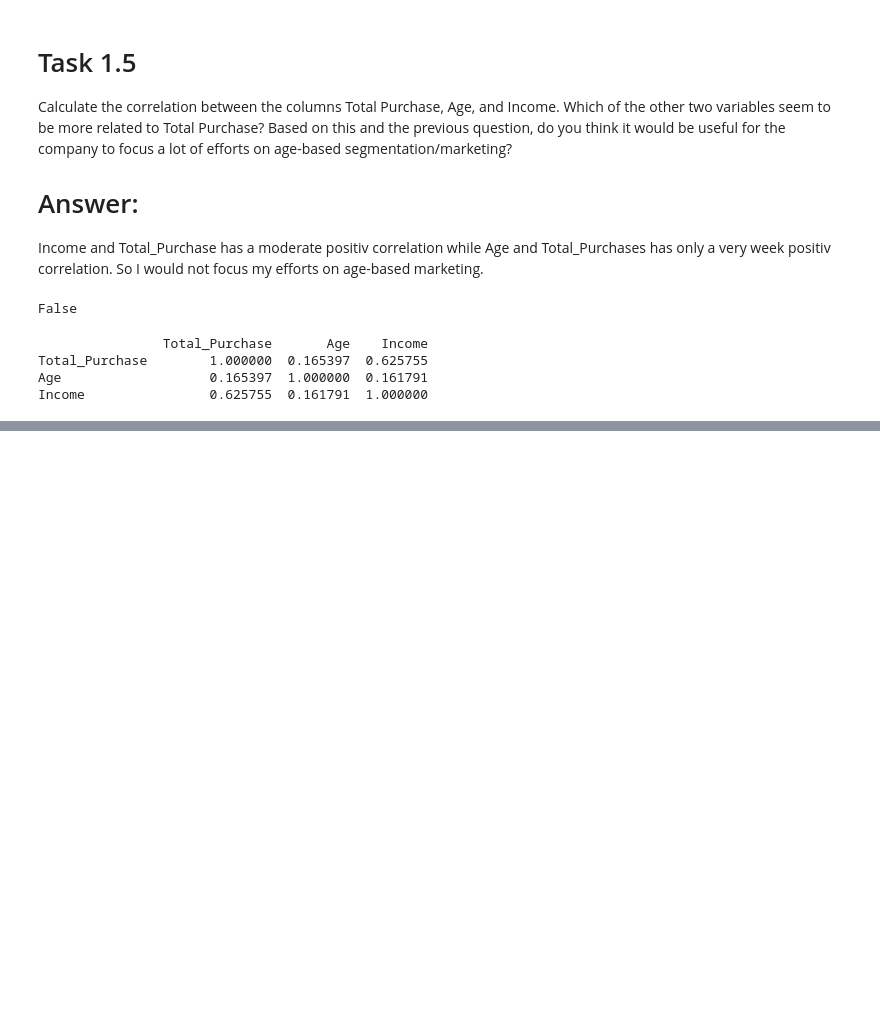
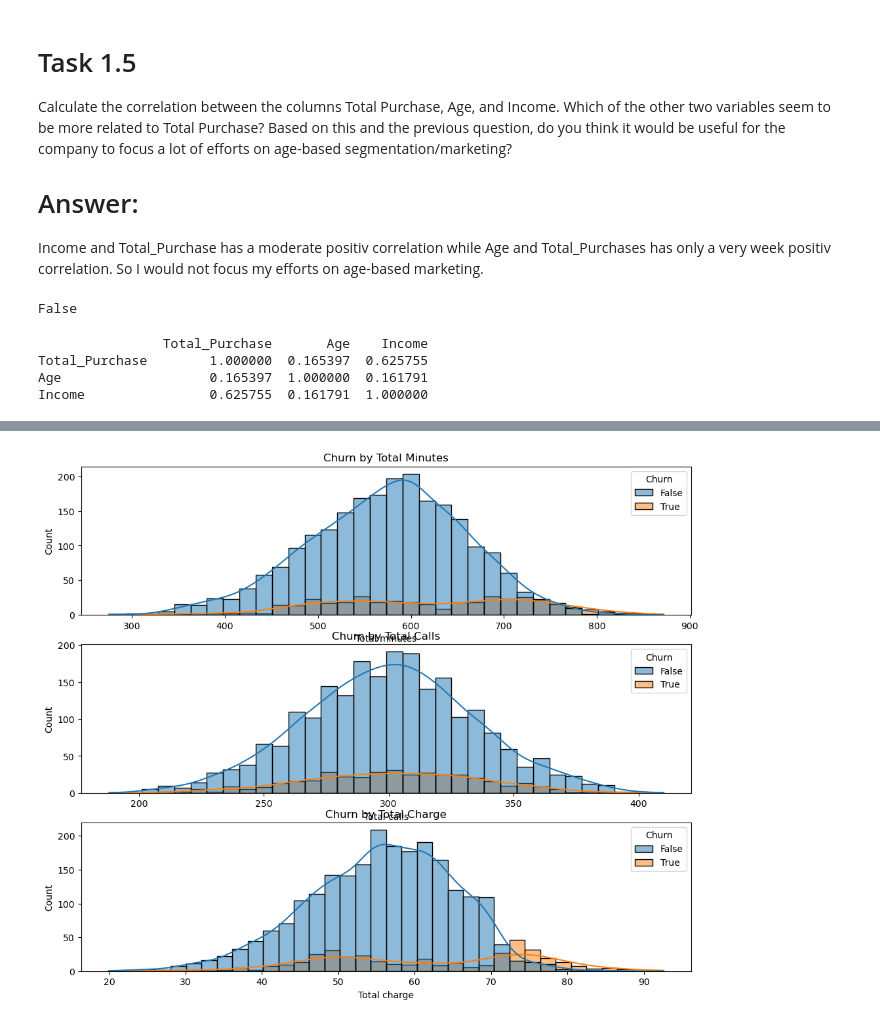
Before and after one commit to hdahlber/Business-Analytics-1, a Jupyter notebook: Assignment 2/Solution.ipynb, the cells around one changed output, grey strips where cells are left out. Saved outputs shown, nothing was run; the diff lists cells and outputs as text; code cells hidden in the pictures; blank space fills up the shorter version.

```diff
--- a/Assignment 2/Solution.ipynb
+++ b/Assignment 2/Solution.ipynb
@@ -178,0 +229,14 @@ Income                0.625755  0.161791  1.000000
+# %%
+data["Total minutes"] = data["Total day minutes"] + data["Total eve minutes"] + data["Total night minutes"]
+data["Total calls"] = data["Total day calls"] + data["Total eve calls"] + data["Total night calls"]
+data["Total charge"] = data["Total day charge"] + data["Total eve charge"] + data["Total night charge"]
+fig, ax = plt.subplots(3, 1, figsize=(12, 10))
+sns.histplot(x="Total minutes", hue="Churn", data=data, kde=True, ax=ax[0])
+sns.histplot(x='Total calls', hue="Churn", data=data, kde=True, ax=ax[1])
+sns.histplot(x="Total charge", hue="Churn", data=data, kde=True, ax=ax[2])
+ax[0].set_title("Churn by Total Minutes")
+ax[1].set_title("Churn by Total Calls")
+ax[2].set_title("Churn by Total Charge")
+plt.show()
+# %% [output]
+[figure, added]
```
Also changed, not shown: parts of 32 cells of this notebook.
